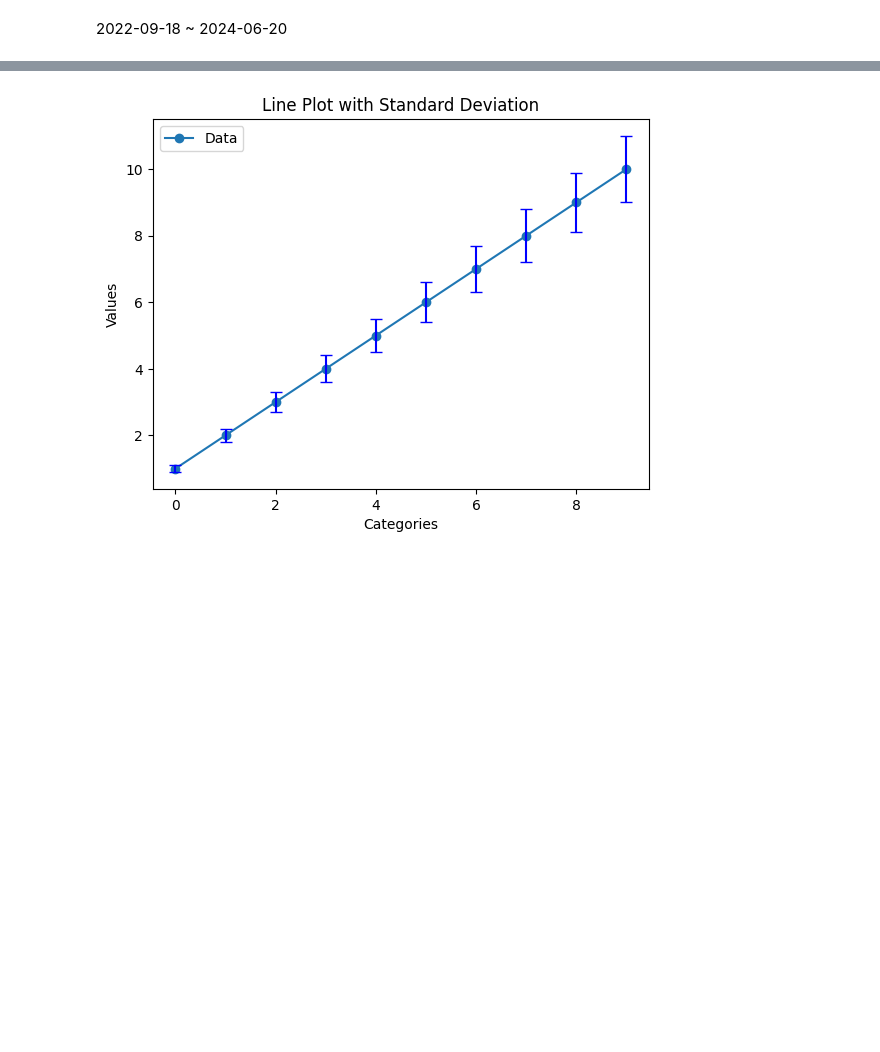
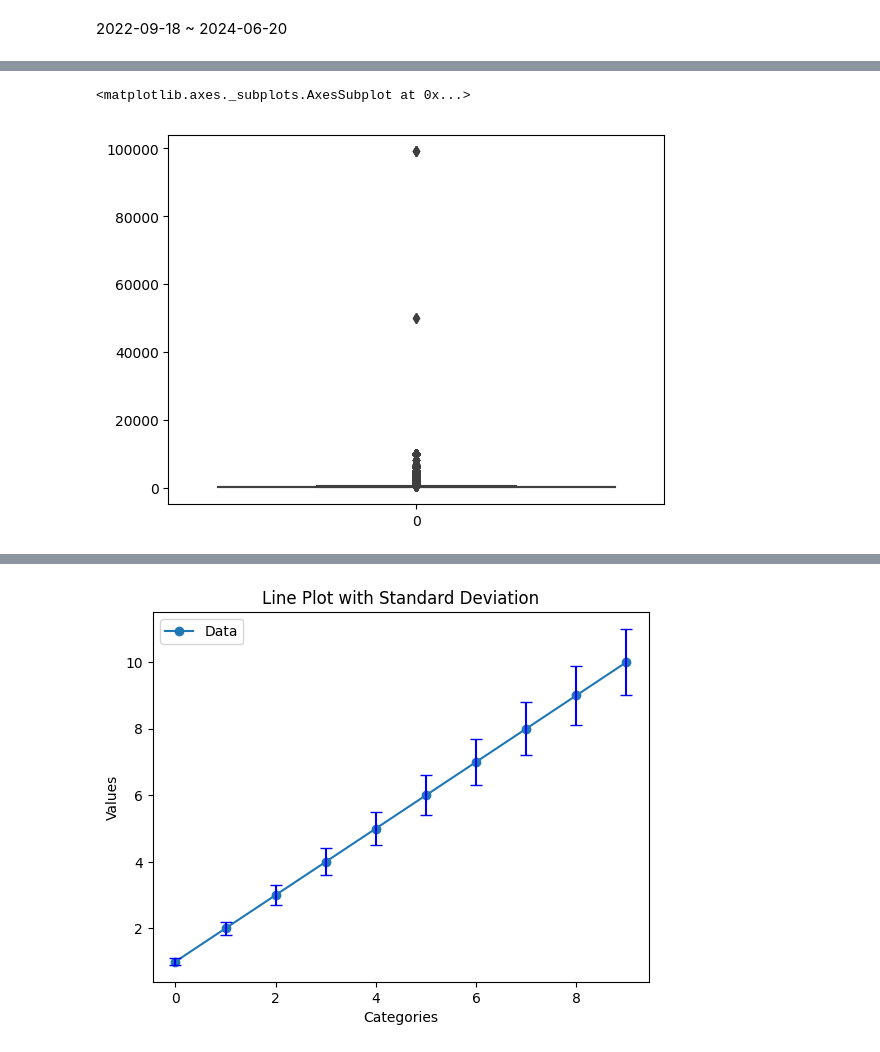
Before and after one commit to captainst/airbnb-data-analysis, a Jupyter notebook: test.ipynb, the cells around one changed output, grey strips where cells are left out. Drawn from its saved outputs; the diff is of its cells as text; code cells hidden in the pictures; blank space fills up the shorter version.

```diff
--- a/test.ipynb
+++ b/test.ipynb
@@ -247,0 +294,6 @@ df_listing_total[df_listing_total["first_review"].isna()].count()[0]
+# %%
+#plt.boxplot(df_calendar_seattle["price"])
+sns.boxplot(data=df_calendar_seattle["price"])
+# %% [output]
+<matplotlib.axes._subplots.AxesSubplot at 0x...>
+[figure, added]
```
Also changed, not shown: parts of 42 cells of this notebook.
